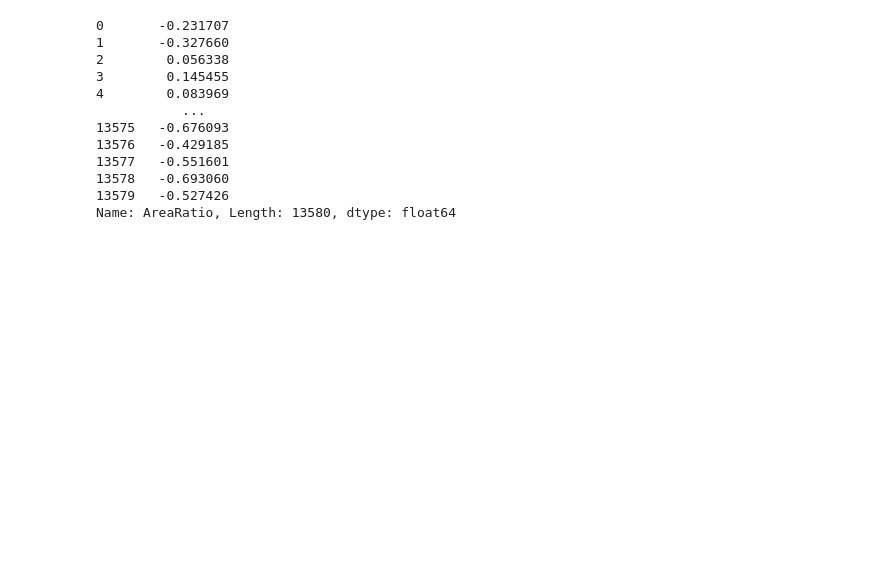
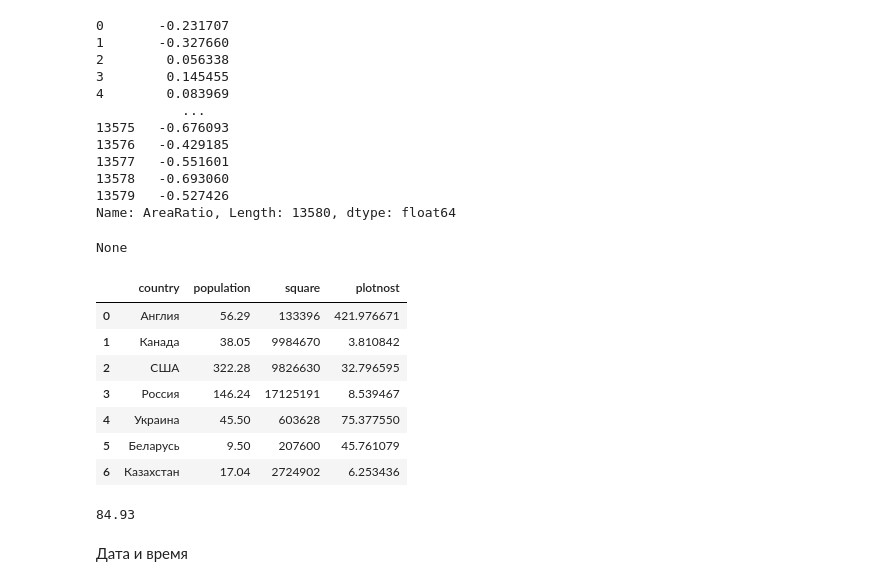
Before and after one commit to Ellana555/PythonBase, a Jupyter notebook: Pandas.ipynb, the cells around one changed output. Saved outputs shown, nothing was run; the diff lists cells and outputs as text; code cells hidden in the pictures; blank space fills up the shorter version.

```diff
--- a/Pandas.ipynb
+++ b/Pandas.ipynb
@@ -778,3 +795,49 @@ display(melb_df['AreaRatio'])
 13578   -0.693060
 13579   -0.527426
 Name: AreaRatio, Length: 13580, dtype: float64
+# %%
+import pandas as pd
+
+def delete_columns(df, col=[]):
+    df_columns = df.columns
+    for elem in col:
+        if elem not in df_columns:
+            return None
+        else:
+            return df.drop(col, axis = 1)
+
+if __name__ == '__main__':
+    customer_df = pd.DataFrame({
+        'number': [0, 1, 2, 3, 4],
+        'cust_id': [128, 1201, 9832, 4392, 7472],
+        'cust_age': [13, 21, 19, 21, 60],
+        'cust_sale': [0, 0, 0.2, 0.15, 0.3],
+        'cust_year_birth': [2008, 2000, 2002, 2000, 1961],
+        'cust_order': [1400, 14142, 900, 1240, 8430]
+    })
+    columns_for_delete= [] #выбранные вами столбцы
+    new_df = delete_columns(customer_df, columns_for_delete)
+    print(new_df)
+# %% [output]
+None
+# %%
+countries_df = pd.DataFrame({
+    'country': ['Англия', 'Канада', 'США', 'Россия', 'Украина', 'Беларусь', 'Казахстан'],
+    'population': [56.29, 38.05, 322.28, 146.24, 45.5, 9.5, 17.04],
+    'square': [133396, 9984670, 9826630, 17125191, 603628, 207600, 2724902]
+})
+countries_df['plotnost'] = countries_df['population'] * 1000000 / countries_df['square']
+display(countries_df)
+display(round(countries_df['plotnost'].mean(),2))
+# %% [output]
+|  | country | population | square | plotnost |
+| 0 | Англия | 56.29 | 133396 | 421.976671 |
+| 1 | Канада | 38.05 | 9984670 | 3.810842 |
+| 2 | США | 322.28 | 9826630 | 32.796595 |
+| 3 | Россия | 146.24 | 17125191 | 8.539467 |
+| 4 | Украина | 45.50 | 603628 | 75.377550 |
+| 5 | Беларусь | 9.50 | 207600 | 45.761079 |
+| 6 | Казахстан | 17.04 | 2724902 | 6.253436 |
+84.93
+# %% [markdown]
+Дата и время
```
Also changed, not shown: parts of 10 cells of this notebook.
